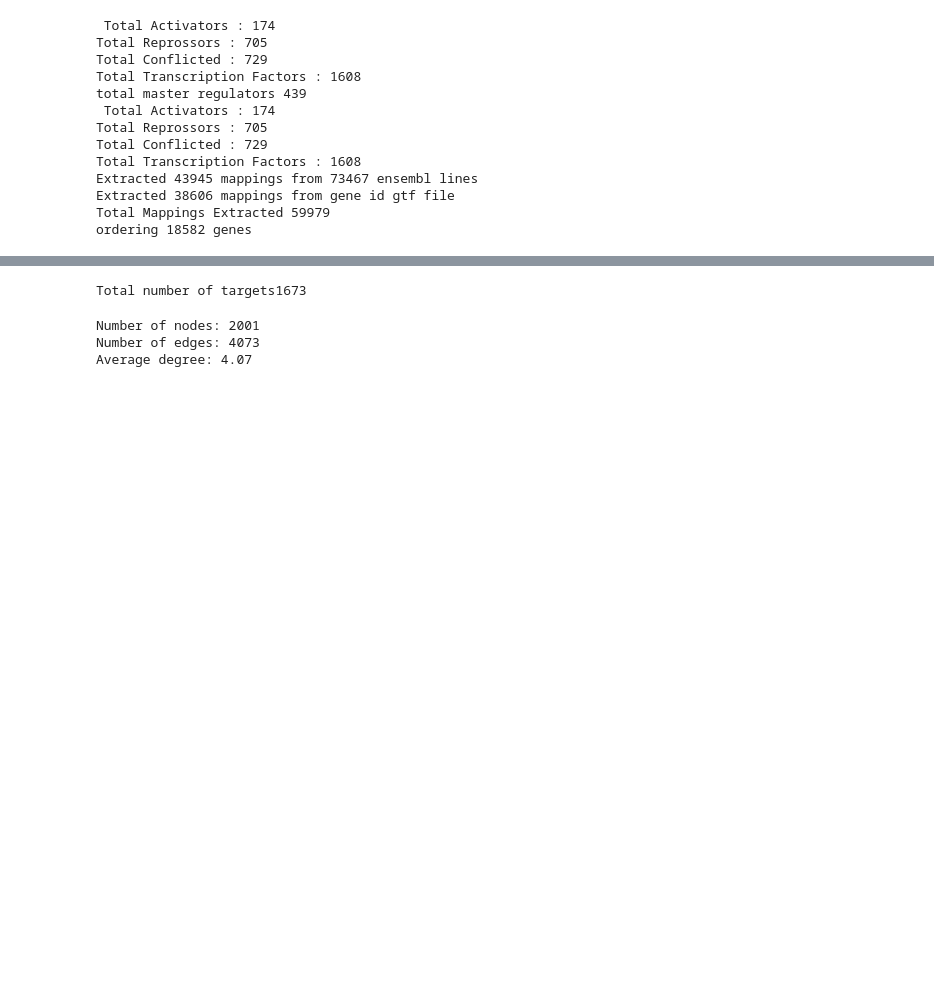
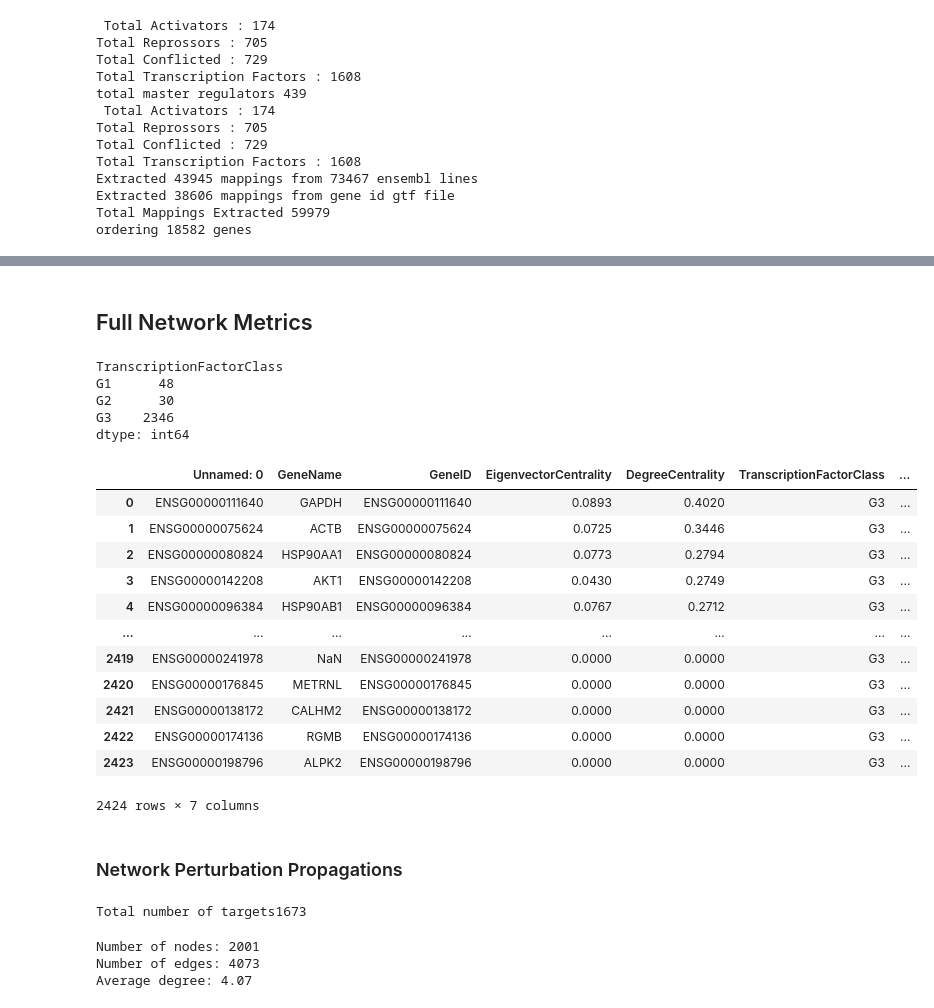
Before and after one commit to imnuvi/HardWiredGenome, a Jupyter notebook: Network_Operations.ipynb, the cells around one changed output, grey strips where cells are left out. Saved outputs shown, nothing was run; the diff lists cells and outputs as text; code cells hidden in the pictures; blank space fills up the shorter version.

Commit message:
ADD: new changes for genexpression and first order fibroblast analyses with myod

```diff
--- a/Network_Operations.ipynb
+++ b/Network_Operations.ipynb
@@ -89,0 +312,2 @@ def print_network_metrics(G):
+# %% [markdown]
+## Full Network Metrics
@@ -89,0 +339,28 @@ def print_network_metrics(G):
+# %%
+fibroblast_metrics = pd.DataFrame.from_dict(metric_dict, orient='index')
+fibroblast_metrics_sorted = fibroblast_metrics.sort_values(by='DegreeCentrality', ascending=False)
+fibroblast_metrics_sorted.to_csv('./data/fibroblast_centrality_metrics.csv')
+fibroblast_metrics_sorted.groupby('TranscriptionFactorClass').size()
+# %% [output]
+TranscriptionFactorClass
+G1      48
+G2      30
+G3    2346
+dtype: int64
+# %%
+fibroblast_metrics = pd.read_csv('./data/fibroblast_centrality_metrics.csv')
+fibroblast_metrics
+# %% [output]
+|  | Unnamed: 0 | GeneName | GeneID | EigenvectorCentrality | DegreeCentrality | TranscriptionFactorClass | ... |
+| 0 | ENSG00000111640 | GAPDH | ENSG00000111640 | 0.0893 | 0.4020 | G3 | ... |
+| 1 | ENSG00000075624 | ACTB | ENSG00000075624 | 0.0725 | 0.3446 | G3 | ... |
+| 2 | ENSG00000080824 | HSP90AA1 | ENSG00000080824 | 0.0773 | 0.2794 | G3 | ... |
+| 3 | ENSG00000142208 | AKT1 | ENSG00000142208 | 0.0430 | 0.2749 | G3 | ... |
+| 4 | ENSG00000096384 | HSP90AB1 | ENSG00000096384 | 0.0767 | 0.2712 | G3 | ... |
+| ... | ... | ... | ... | ... | ... | ... | ... |
+| 2419 | ENSG00000241978 | NaN | ENSG00000241978 | 0.0000 | 0.0000 | G3 | ... |
+| 2420 | ENSG00000176845 | METRNL | ENSG00000176845 | 0.0000 | 0.0000 | G3 | ... |
+| 2421 | ENSG00000138172 | CALHM2 | ENSG00000138172 | 0.0000 | 0.0000 | G3 | ... |
+| 2422 | ENSG00000174136 | RGMB | ENSG00000174136 | 0.0000 | 0.0000 | G3 | ... |
+| 2423 | ENSG00000198796 | ALPK2 | ENSG00000198796 | 0.0000 | 0.0000 | G3 | ... |
+2424 rows × 7 columns
@@ -90,3 +371,5 @@ def print_network_metrics(G):
+# %% [markdown]
+### Network Perturbation Propagations
 # %%
 start, end = 12000, 13000
 # %%
```
Also changed, not shown: parts of 32 cells of this notebook, 3 other files.
